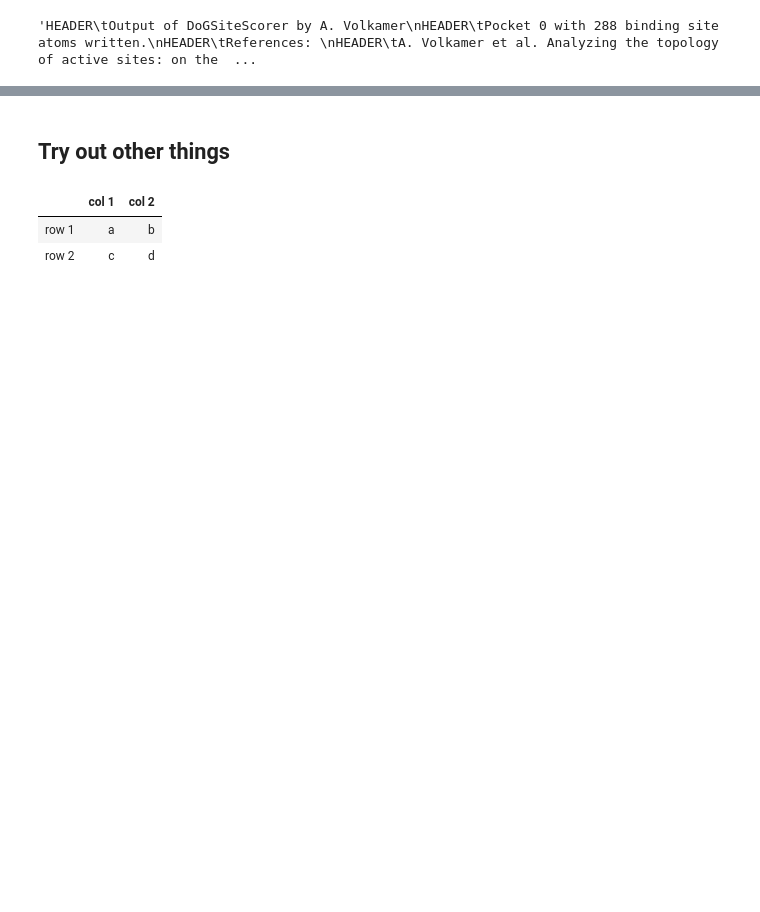
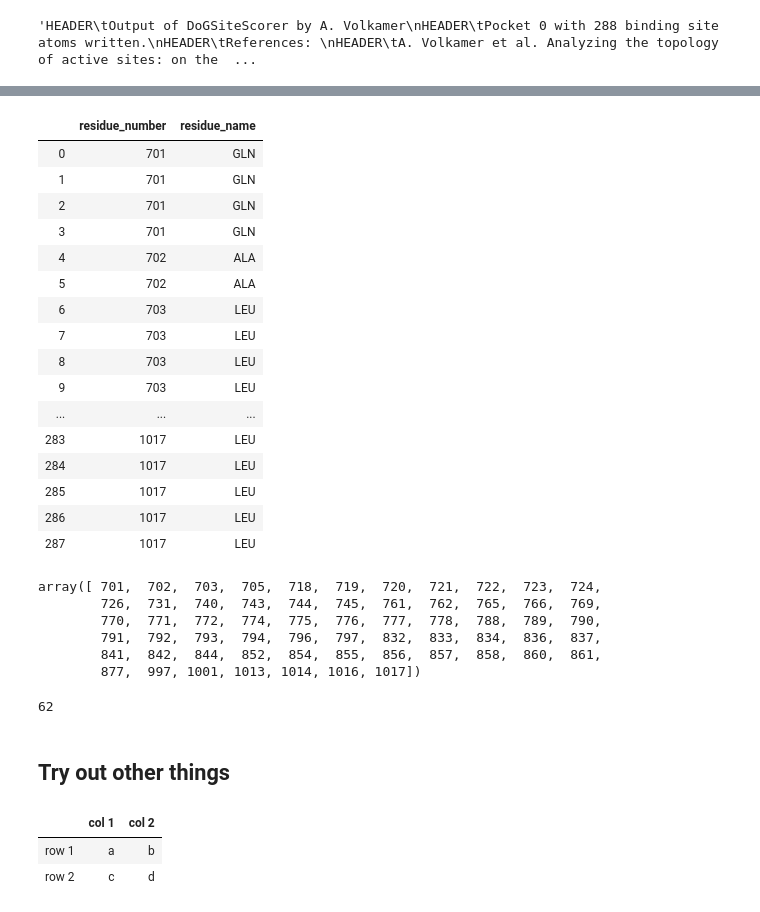
Before and after one commit to volkamerlab/TeachOpenCADD-BindingSiteDetection, a Jupyter notebook: dogsite_scorer_tests.ipynb, the cells around one changed output, grey strips where cells are left out. Saved outputs shown, nothing was run; the diff lists cells and outputs as text; code cells hidden in the pictures; blank space fills up the shorter version.

```diff
--- a/dogsite_scorer_tests.ipynb
+++ b/dogsite_scorer_tests.ipynb
@@ -223,0 +339,20 @@ pdb_residues
+# %%
+pdb_df[['residue_number', 'residue_name']]
+# %% [output]
+|  | residue_number | residue_name |
+| 0 | 701 | GLN |
+| 1 | 701 | GLN |
+| 2 | 701 | GLN |
+| 3 | 701 | GLN |
+| 4 | 702 | ALA |
+| 5 | 702 | ALA |
+| 6 | 703 | LEU |
+| 7 | 703 | LEU |
+| 8 | 703 | LEU |
+| 9 | 703 | LEU |
+| ... | ... | ... |
+| 283 | 1017 | LEU |
+| 284 | 1017 | LEU |
+| 285 | 1017 | LEU |
+| 286 | 1017 | LEU |
+| 287 | 1017 | LEU |
@@ -224,3 +361,16 @@ pdb_residues
+# %%
+pocket_residue_ids
+# %% [output]
+array([ 701,  702,  703,  705,  718,  719,  720,  721,  722,  723,  724,
+        726,  731,  740,  743,  744,  745,  761,  762,  765,  766,  769,
+        770,  771,  772,  774,  775,  776,  777,  778,  788,  789,  790,
+        791,  792,  793,  794,  796,  797,  832,  833,  834,  836,  837,
+        841,  842,  844,  852,  854,  855,  856,  857,  858,  860,  861,
+        877,  997, 1001, 1013, 1014, 1016, 1017])
+# %%
+len(pocket_residue_ids)
+# %% [output]
+62
 # %% [markdown]
 ## Try out other things
 # %%
```
Also changed, not shown: parts of 18 cells of this notebook.
